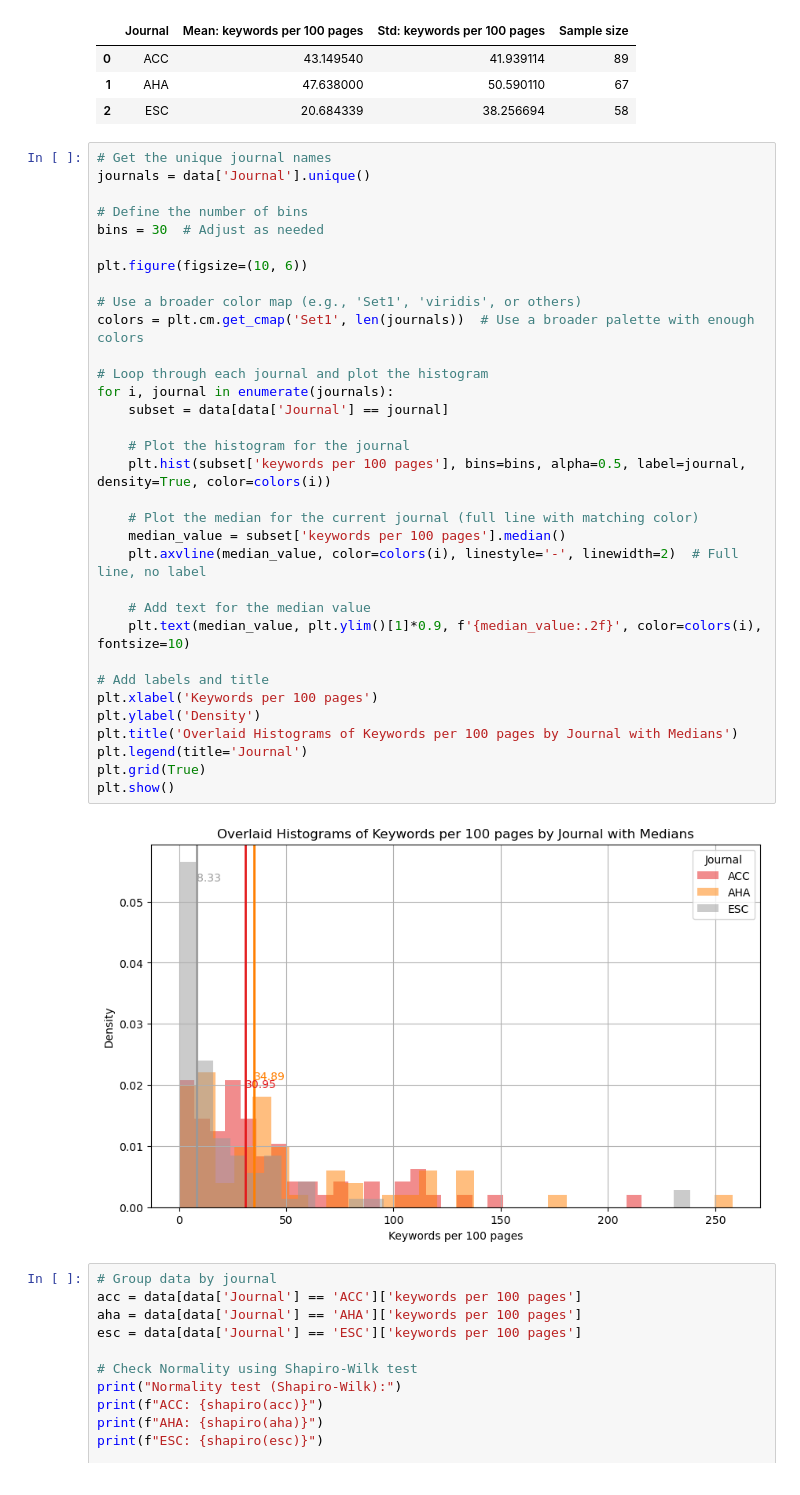
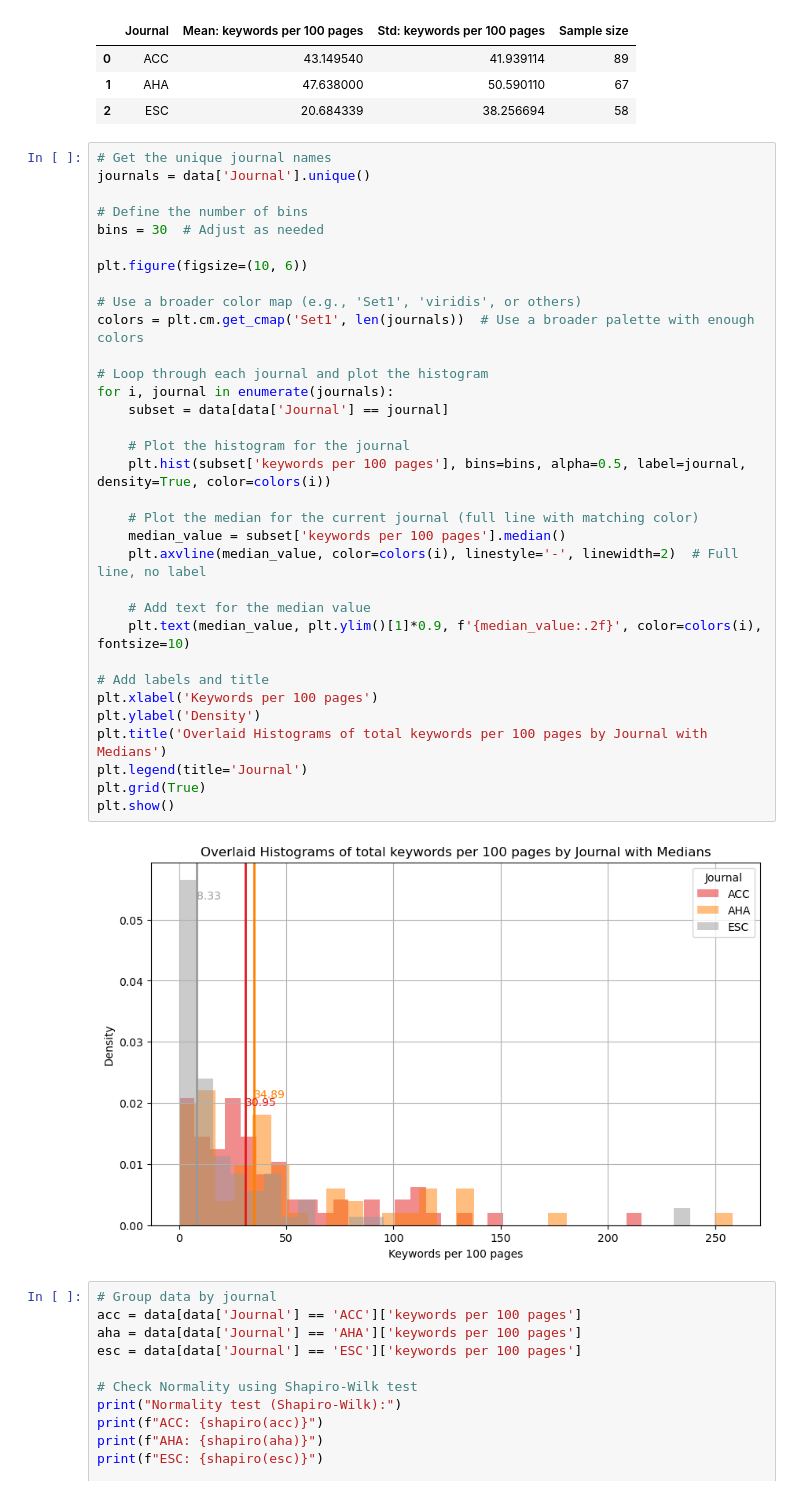
Before and after one commit to Louphi/Med-Journal-ANOVA, a Jupyter notebook: analysis.ipynb, the cells around one changed output. Saved outputs shown, nothing was run; the diff lists cells and outputs as text.

```diff
--- a/analysis.ipynb
+++ b/analysis.ipynb
@@ -42,35 +42,35 @@ journals = data['Journal'].unique()
 
 # Define the number of bins
 bins = 30  # Adjust as needed
 
 plt.figure(figsize=(10, 6))
 
 # Use a broader color map (e.g., 'Set1', 'viridis', or others)
 colors = plt.cm.get_cmap('Set1', len(journals))  # Use a broader palette with enough colors
 
 # Loop through each journal and plot the histogram
 for i, journal in enumerate(journals):
     subset = data[data['Journal'] == journal]
 
     # Plot the histogram for the journal
     plt.hist(subset['keywords per 100 pages'], bins=bins, alpha=0.5, label=journal, density=True, color=colors(i))
 
     # Plot the median for the current journal (full line with matching color)
     median_value = subset['keywords per 100 pages'].median()
     plt.axvline(median_value, color=colors(i), linestyle='-', linewidth=2)  # Full line, no label
 
     # Add text for the median value
     plt.text(median_value, plt.ylim()[1]*0.9, f'{median_value:.2f}', color=colors(i), fontsize=10)
 
 # Add labels and title
 plt.xlabel('Keywords per 100 pages')
 plt.ylabel('Density')
-plt.title('Overlaid Histograms of Keywords per 100 pages by Journal with Medians')
+plt.title('Overlaid Histograms of total keywords per 100 pages by Journal with Medians')
 plt.legend(title='Journal')
 plt.grid(True)
 plt.show()
 # %% [output]
-[figure, old version]
+[figure, new version]
 # %%
 # Group data by journal
 acc = data[data['Journal'] == 'ACC']['keywords per 100 pages']
```
Also changed, not shown: parts of 1 cell of this notebook.
